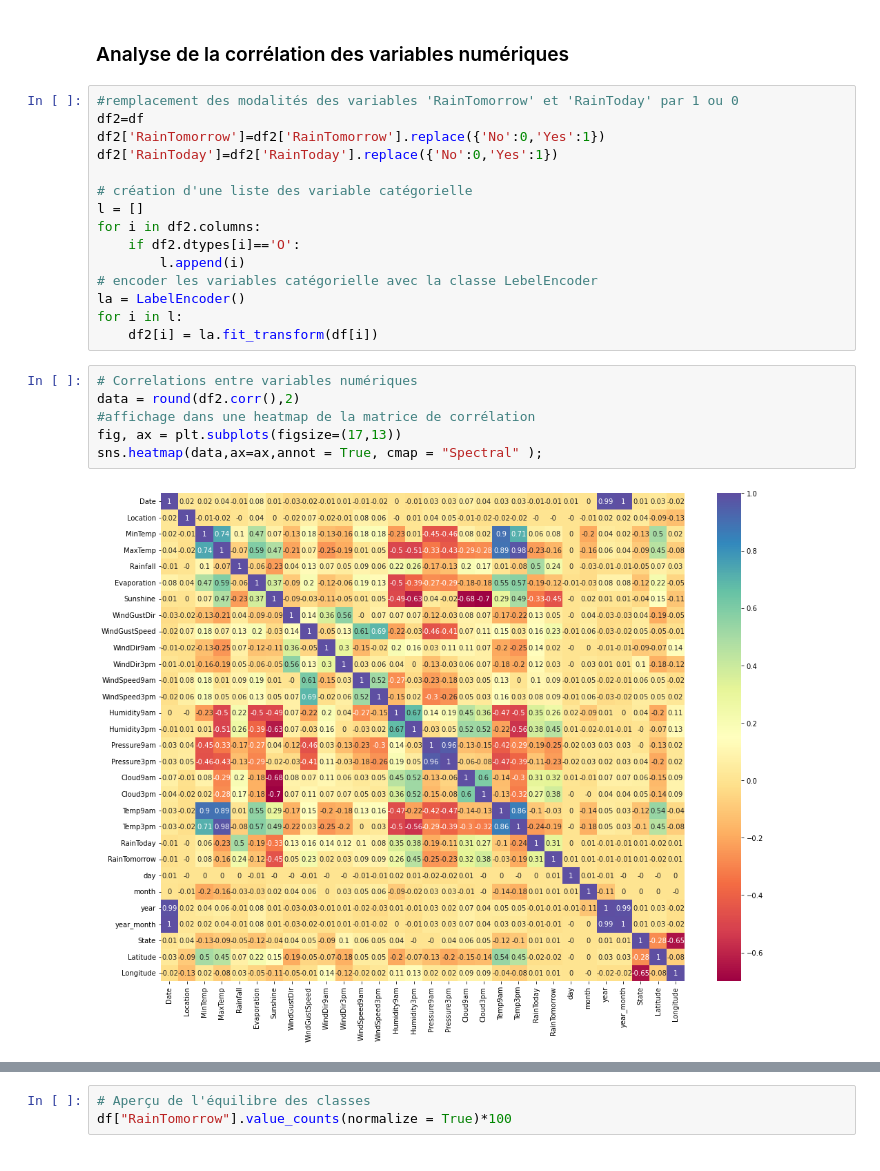
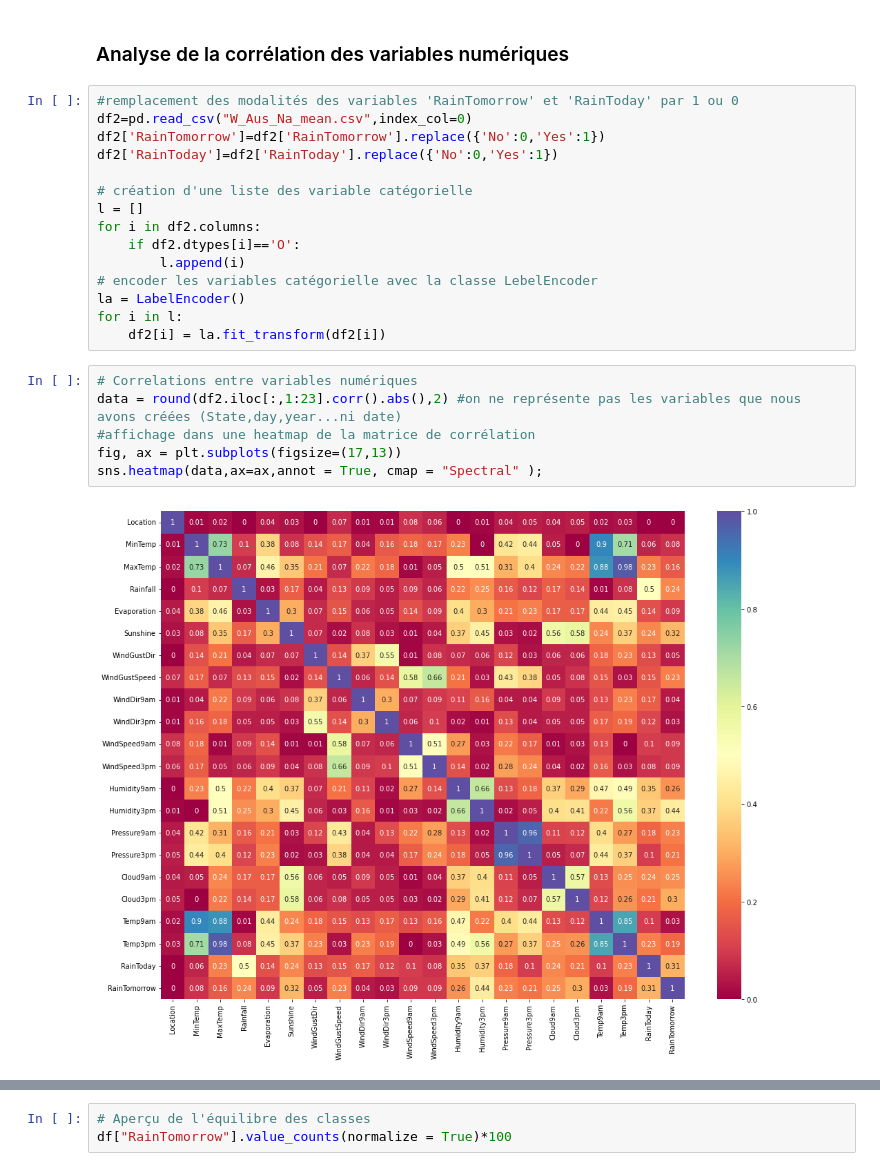
Before and after one commit to Romainpf/RainTomorrw, a Jupyter notebook: fev22_bds_meteo_V4.1.ipynb, the cells around one changed output, grey strips where cells are left out. Saved outputs shown, nothing was run; the diff lists cells and outputs as text.

```diff
--- a/fev22_bds_meteo_V4.1.ipynb
+++ b/fev22_bds_meteo_V4.1.ipynb
@@ -177,7 +179,7 @@ show(p)
 ### Analyse de la corrélation des variables numériques
 # %%
 #remplacement des modalités des variables 'RainTomorrow' et 'RainToday' par 1 ou 0
-df2=df
+df2=pd.read_csv("W_Aus_Na_mean.csv",index_col=0)
 df2['RainTomorrow']=df2['RainTomorrow'].replace({'No':0,'Yes':1})
 df2['RainToday']=df2['RainToday'].replace({'No':0,'Yes':1})
 
@@ -189,13 +191,13 @@ for i in df2.columns:
 # encoder les variables catégorielle avec la classe LebelEncoder
 la = LabelEncoder()
 for i in l:
-    df2[i] = la.fit_transform(df[i])
+    df2[i] = la.fit_transform(df2[i])
 # %%
 # Correlations entre variables numériques
-data = round(df2.corr(),2)
+data = round(df2.iloc[:,1:23].corr().abs(),2) #on ne représente pas les variables que nous avons créées (State,day,year...ni date)
 #affichage dans une heatmap de la matrice de corrélation
 fig, ax = plt.subplots(figsize=(17,13))
 sns.heatmap(data,ax=ax,annot = True, cmap = "Spectral" );
 # %% [output]
-[figure, old version]
+[figure, new version]
 # %%
```
Also changed, not shown: parts of 14 cells of this notebook.
